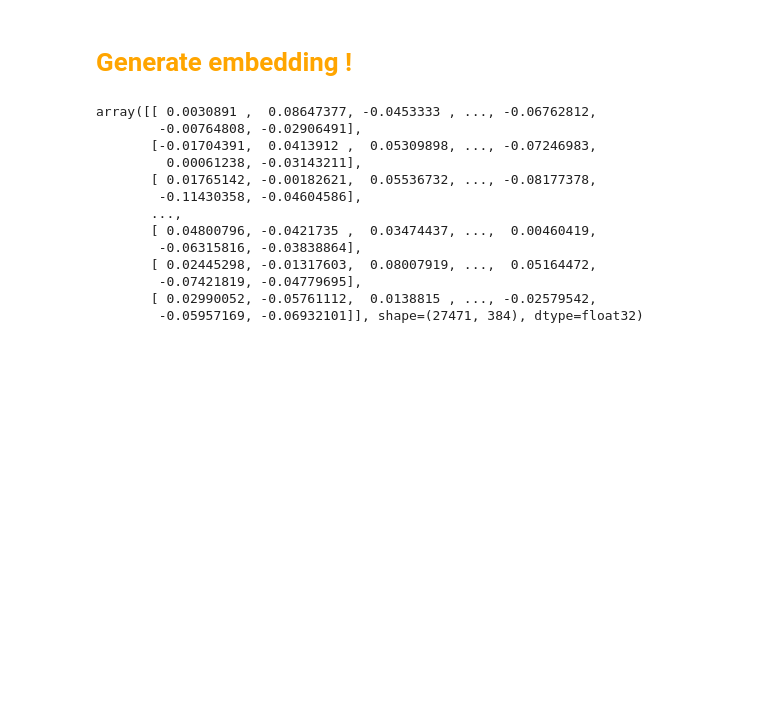
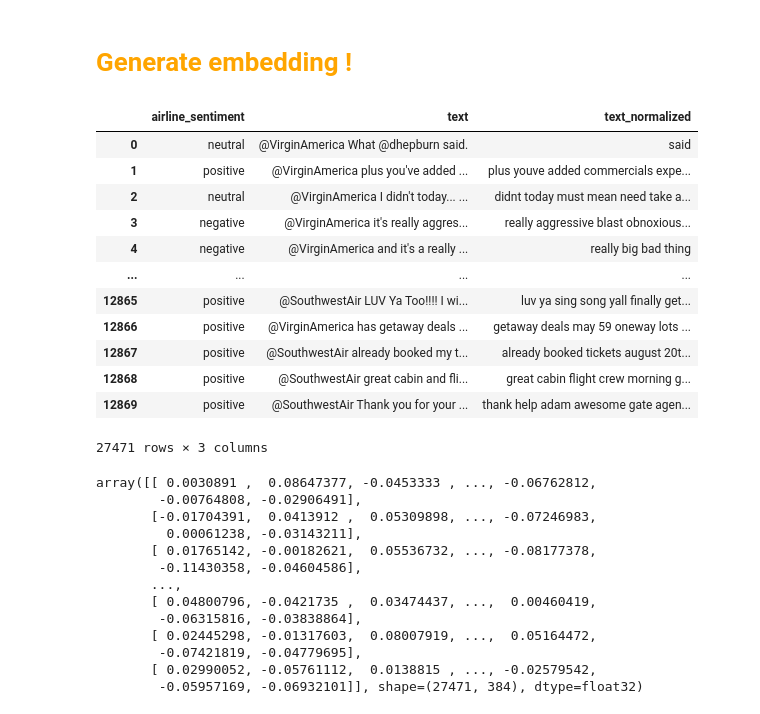
Before and after one commit to zakariaelkahri/AeroStream-Analytics, a Jupyter notebook: notebook/2_aug_imb.ipynb, the cells around one changed output. Drawn from its saved outputs; the diff is of its cells as text; code cells hidden in the pictures; blank space fills up the shorter version.

```diff
--- a/notebook/2_aug_imb.ipynb
+++ b/notebook/2_aug_imb.ipynb
@@ -17,14 +17,23 @@ aug_insert = naw.SynonymAug(aug_src='wordnet', aug_min=1, aug_max=2, aug_p=0.3)
 # %%
 def augment_text(text, augmenter, num_augmentations=1):
     augmented_texts = []
+
     for _ in range(num_augmentations):
         try:
-            aug_text = augmenter.augment(text)
-            if aug_text and aug_text != text:
-                augmented_texts.append(aug_text)
-        except:
+            aug = augmenter.augment(text)
+
+            # If augmenter returns a list, take first element
+            if isinstance(aug, list):
+                aug = aug[0] if len(aug) > 0 else None
+
+            if aug and isinstance(aug, str) and aug != text:
+                augmented_texts.append(aug)
+                print(augmented_texts)
+        except Exception:
             continue
+
     return augmented_texts
+
 
 print("=" * 60)
 print("AUGMENTING MINORITY CLASSES")
@@ -52,14 +61,11 @@ for idx, row in enumerate(neutral_samples.itertuples(), 1):
         print(f"   Processed {idx}/{neutral_needed}...")
 
     augmenter = aug_synonym
-    # if idx % 2 == 0 else aug_insert
     aug_texts = augment_text(row.text, augmenter, num_augmentations=1)
 
     if aug_texts:
         augmented_data.append({
-            # 'cleaned_text': aug_texts[0],
             'airline_sentiment': row.airline_sentiment,
-            # 'airline': row.airline,
             'text': f"{row.text}"
         })
 
@@ -72,14 +78,11 @@ for idx, row in enumerate(positive_samples.itertuples(), 1):
         print(f"   Processed {idx}/{positive_needed}...")
 
     augmenter = aug_synonym
-    # if idx % 2 == 0 else aug_insert
     aug_texts = augment_text(row.text, augmenter, num_augmentations=1)
 
     if aug_texts:
         augmented_data.append({
-            # 'cleaned_text': aug_texts[0],
             'airline_sentiment': row.airline_sentiment,
-            # 'airline': row.airline,
             'text': f"{row.text}"
         })
 
@@ -162,6 +181,7 @@ df_aug["text"]
 .str.replace(r'[^a-z0-9\s]', '', regex=True)    # ponctuation & caractères spéciaux
 .str.replace(r'\s+', ' ', regex=True)           # espaces multiples → 1 espace
 .str.strip()                                    # suppression espaces début/fin
+.str.strip()
 )
 
 print(df_aug["text_normalized"])
@@ -197,6 +217,22 @@ model = SentenceTransformer("all-MiniLM-L12-v2")
 # %%
 # better embedding model (but it's more heavy)
 # model2 = SentenceTransformer("all-mpnet-base-v2")
+# %%
+df_aug
+# %% [output]
+|  | airline_sentiment | text | text_normalized |
+| 0 | neutral | @VirginAmerica What @dhepburn said. | said |
+| 1 | positive | @VirginAmerica plus you've added ... | plus youve added commercials expe... |
+| 2 | neutral | @VirginAmerica I didn't today... ... | didnt today must mean need take a... |
+| 3 | negative | @VirginAmerica it's really aggres... | really aggressive blast obnoxious... |
+| 4 | negative | @VirginAmerica and it's a really ... | really big bad thing |
+| ... | ... | ... | ... |
+| 12865 | positive | @SouthwestAir LUV Ya Too!!!! I wi... | luv ya sing song yall finally get... |
+| 12866 | positive | @VirginAmerica has getaway deals ... | getaway deals may 59 oneway lots ... |
+| 12867 | positive | @SouthwestAir already booked my t... | already booked tickets august 20t... |
+| 12868 | positive | @SouthwestAir great cabin and fli... | great cabin flight crew morning g... |
+| 12869 | positive | @SouthwestAir Thank you for your ... | thank help adam awesome gate agen... |
+27471 rows × 3 columns
 # %%
 embedding = model.encode(
     df_aug["text"].tolist(),
```
Also changed, not shown: parts of 2 cells of this notebook, 3 other files.
